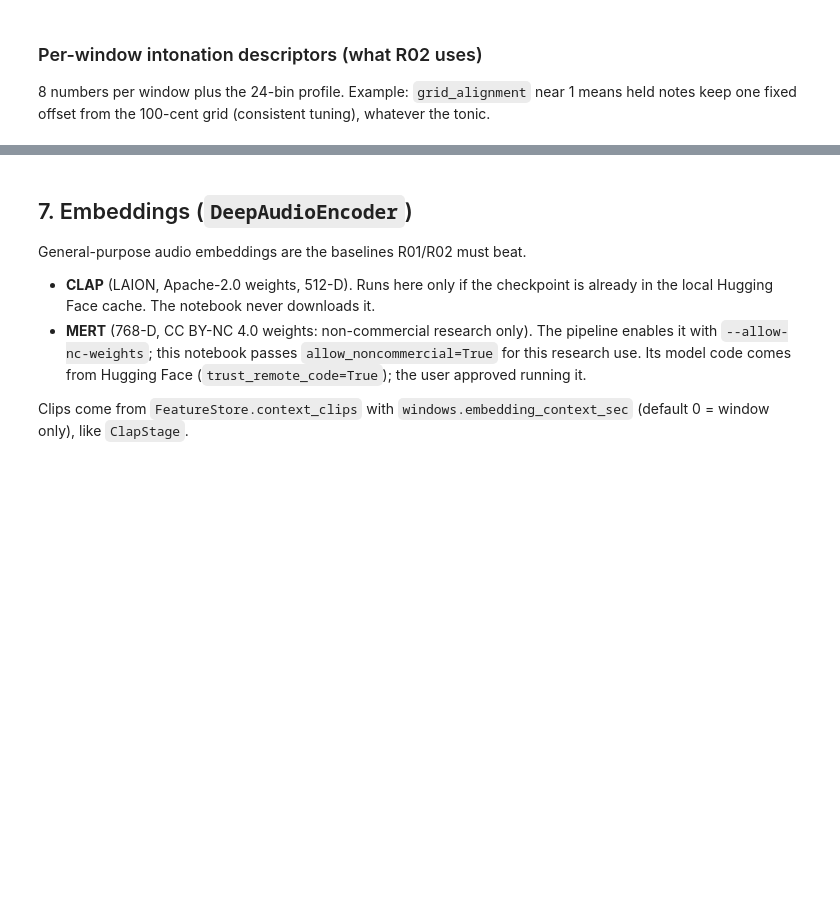
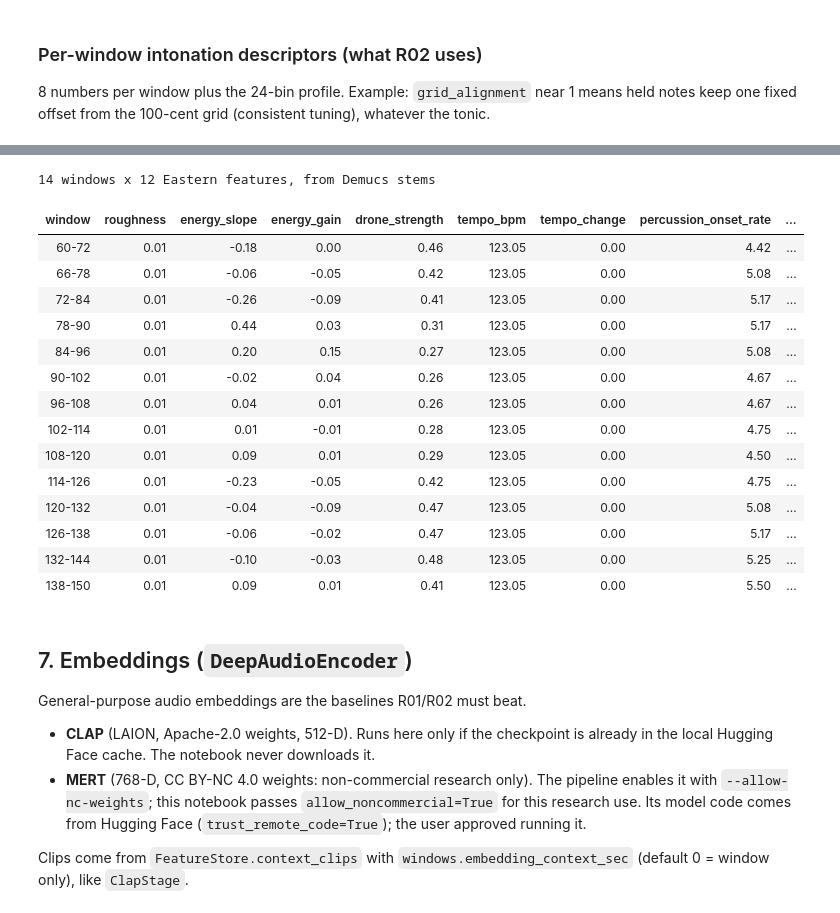
Before and after one commit to wahajaslm/audionome, a Jupyter notebook: notebooks/01_interactive_audio_exploration.ipynb, the cells around one changed output, grey strips where cells are left out. Saved outputs shown, nothing was run; the diff lists cells and outputs as text; code cells hidden in the pictures; blank space fills up the shorter version.

```diff
--- a/notebooks/01_interactive_audio_exploration.ipynb
+++ b/notebooks/01_interactive_audio_exploration.ipynb
@@ -707,3 +716,50 @@ show_table(intonation_rows, digits=2)
+# %%
+import librosa
+from musicdna.features.eastern import EASTERN_FEATURES, EasternFeatureExtractor
+
+def cached_excerpt_stem(name):
+    # Same folder and naming as the vocal stem: vocals_htdemucs_16000.flac -> drums_htdemucs_16000.flac
+    if stem_path is None:
+        return None
+    path = stem_path.with_name(stem_path.name.replace('vocals_', f'{name}_', 1))
+    if not path.is_file():
+        return None
+    full, _ = sf.read(path, dtype='float32')
+    return full[int(EXCERPT[0] * vocal_rate):int(EXCERPT[1] * vocal_rate)]
+
+backing = accompaniment if accompaniment is not None else load_audio(audio_path, vocal_rate)[
+    int(EXCERPT[0] * vocal_rate):int(EXCERPT[1] * vocal_rate)]
+harmonic, percussive = librosa.effects.hpss(backing)
+drums, other = cached_excerpt_stem('drums'), cached_excerpt_stem('other')
+source = 'Demucs stems' if drums is not None and other is not None else 'HPSS stand-in (no Demucs drums/other cached)'
+drums = percussive if drums is None else drums
+other = harmonic if other is None else other
+
+analysis_rate = config.audio.analysis_sr
+mix_excerpt = load_audio(audio_path, analysis_rate)[int(EXCERPT[0] * analysis_rate):int(EXCERPT[1] * analysis_rate)]
+local_windows = [(s - EXCERPT[0], e - EXCERPT[0]) for s, e in excerpt_windows]
+eastern = EasternFeatureExtractor().song(mix_excerpt, analysis_rate,
+                                         {'vocals': vocals, 'drums': drums, 'other': other}, vocal_rate, local_windows)
+print(f'{len(local_windows)} windows x {len(EASTERN_FEATURES)} Eastern features, from {source}')
+show_table([{'window': f'{s:g}-{e:g}', **dict(zip(EASTERN_FEATURES, map(float, row)))}
+            for (s, e), row in zip(excerpt_windows, eastern)], digits=2)
+# %% [output]
+14 windows x 12 Eastern features, from Demucs stems
+| window | roughness | energy_slope | energy_gain | drone_strength | tempo_bpm | tempo_change | percussion_onset_rate | ... |
+| 60-72 | 0.01 | -0.18 | 0.00 | 0.46 | 123.05 | 0.00 | 4.42 | ... |
+| 66-78 | 0.01 | -0.06 | -0.05 | 0.42 | 123.05 | 0.00 | 5.08 | ... |
+| 72-84 | 0.01 | -0.26 | -0.09 | 0.41 | 123.05 | 0.00 | 5.17 | ... |
+| 78-90 | 0.01 | 0.44 | 0.03 | 0.31 | 123.05 | 0.00 | 5.17 | ... |
+| 84-96 | 0.01 | 0.20 | 0.15 | 0.27 | 123.05 | 0.00 | 5.08 | ... |
+| 90-102 | 0.01 | -0.02 | 0.04 | 0.26 | 123.05 | 0.00 | 4.67 | ... |
+| 96-108 | 0.01 | 0.04 | 0.01 | 0.26 | 123.05 | 0.00 | 4.67 | ... |
+| 102-114 | 0.01 | 0.01 | -0.01 | 0.28 | 123.05 | 0.00 | 4.75 | ... |
+| 108-120 | 0.01 | 0.09 | 0.01 | 0.29 | 123.05 | 0.00 | 4.50 | ... |
+| 114-126 | 0.01 | -0.23 | -0.05 | 0.42 | 123.05 | 0.00 | 4.75 | ... |
+| 120-132 | 0.01 | -0.04 | -0.09 | 0.47 | 123.05 | 0.00 | 5.08 | ... |
+| 126-138 | 0.01 | -0.06 | -0.02 | 0.47 | 123.05 | 0.00 | 5.17 | ... |
+| 132-144 | 0.01 | -0.10 | -0.03 | 0.48 | 123.05 | 0.00 | 5.25 | ... |
+| 138-150 | 0.01 | 0.09 | 0.01 | 0.41 | 123.05 | 0.00 | 5.50 | ... |
 # %% [markdown]
 ## 7. Embeddings (`DeepAudioEncoder`)
 
```
Also changed, not shown: parts of 13 cells of this notebook, 3 other files.
